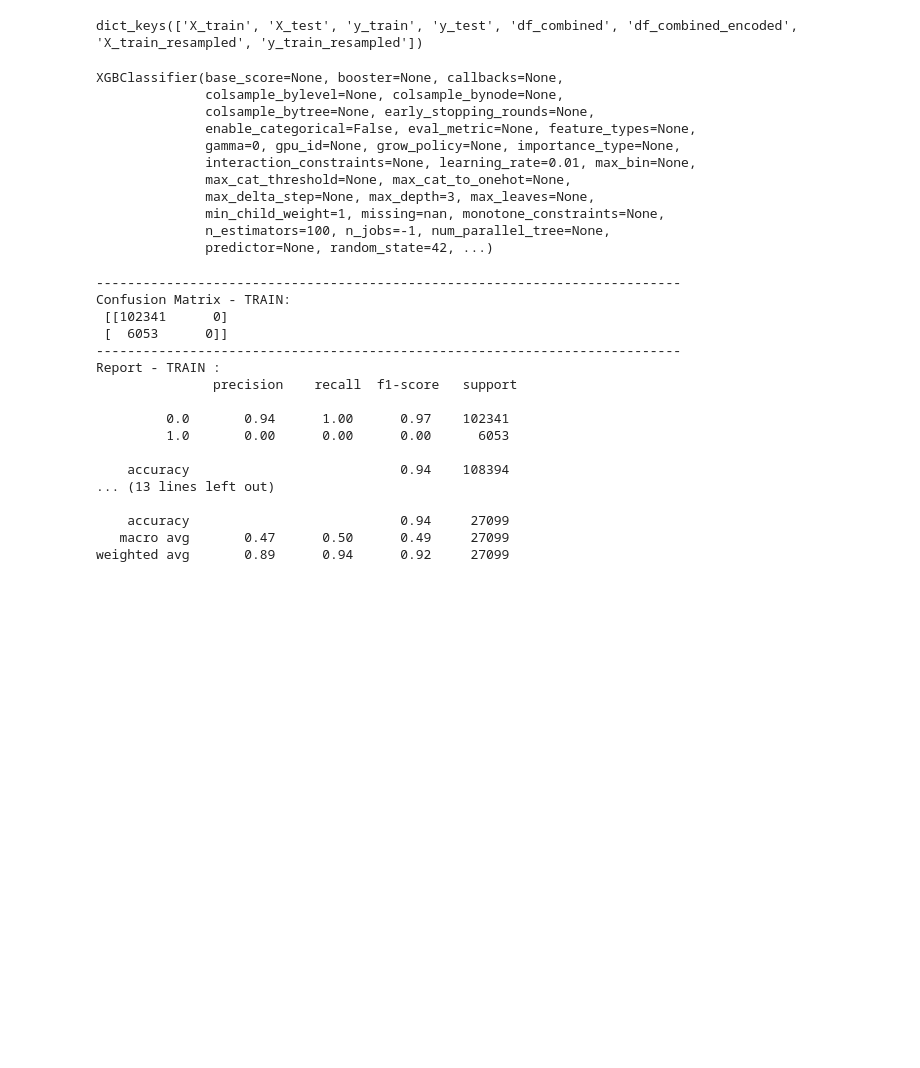
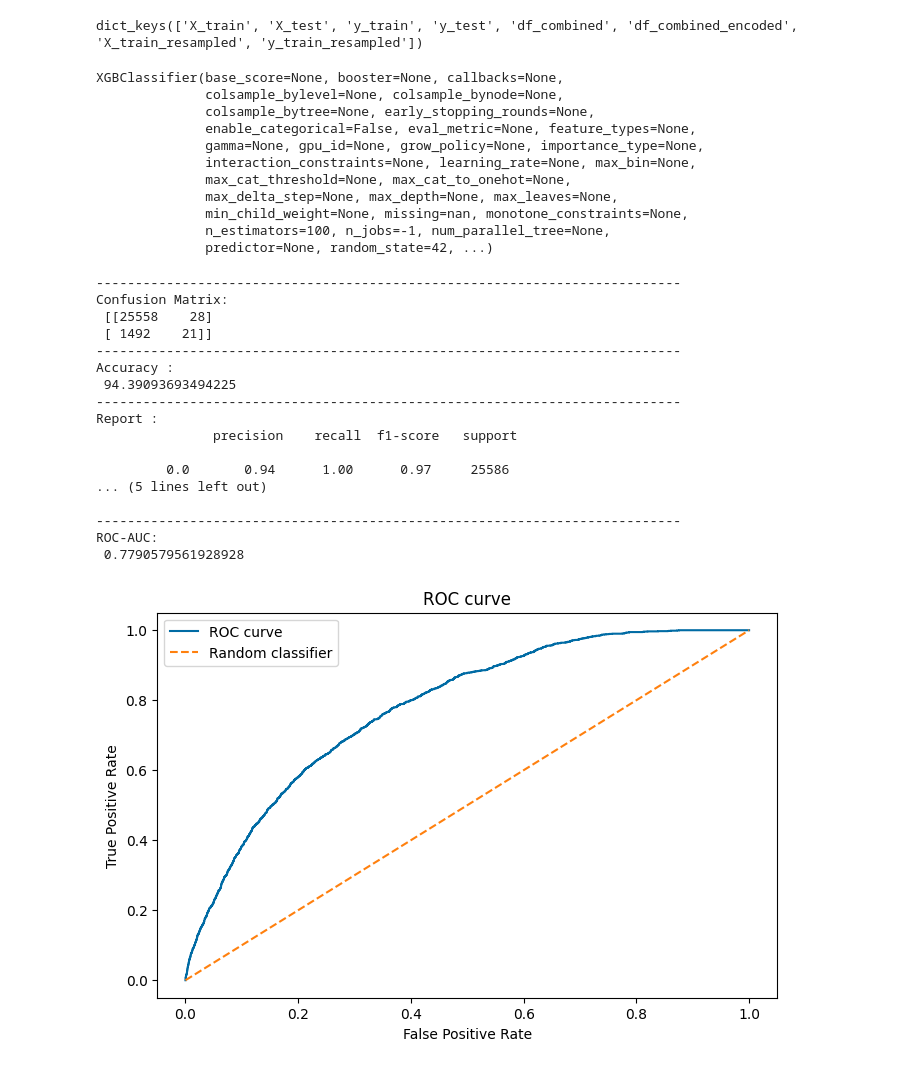
Before and after one commit to nikwilms/fraud-detection-electricity-gas-consumption, a Jupyter notebook: Fraud_detection_ML_team_testing_nik.ipynb, the cells around one changed output. Drawn from its saved outputs; the diff is of its cells as text; code cells hidden in the pictures; blank space fills up the shorter version.

Commit message:
added xgboost model update

```diff
--- a/Fraud_detection_ML_team_testing_nik.ipynb
+++ b/Fraud_detection_ML_team_testing_nik.ipynb
@@ -404,10 +406,6 @@ X_test = X_test.loc[:, ~X_test.columns.duplicated()]
 
 xg_boost_model = XGBClassifier(
     n_estimators=100,
-    learning_rate=0.01,
-    max_depth=3,
-    min_child_weight=1,
-    gamma=0,
     n_jobs=-1,
     random_state=42,
 )
@@ -417,44 +415,43 @@ XGBClassifier(base_score=None, booster=None, callbacks=None,
               colsample_bylevel=None, colsample_bynode=None,
               colsample_bytree=None, early_stopping_rounds=None,
               enable_categorical=False, eval_metric=None, feature_types=None,
-              gamma=0, gpu_id=None, grow_policy=None, importance_type=None,
-              interaction_constraints=None, learning_rate=0.01, max_bin=None,
+              gamma=None, gpu_id=None, grow_policy=None, importance_type=None,
+              interaction_constraints=None, learning_rate=None, max_bin=None,
               max_cat_threshold=None, max_cat_to_onehot=None,
-              max_delta_step=None, max_depth=3, max_leaves=None,
-              min_child_weight=1, missing=nan, monotone_constraints=None,
+              max_delta_step=None, max_depth=None, max_leaves=None,
+              min_child_weight=None, missing=nan, monotone_constraints=None,
               n_estimators=100, n_jobs=-1, num_parallel_tree=None,
               predictor=None, random_state=42, ...)
-# %%
-y_train_pred = xg_boost_model.predict(X_train)
-y_test_pred = xg_boost_model.predict(X_test)
-
-
-print("-----" * 15)
-print("Confusion Matrix - TRAIN: \n", confusion_matrix(y_train, y_train_pred))
-
-print("-----" * 15)
-print("Report - TRAIN : \n", classification_report(y_train, y_train_pred))
-
-print("-----" * 15)
-print("Confusion Matrix - TEST: \n", confusion_matrix(y_test, y_test_pred))
-
-print("-----" * 15)
-print("Report - TEST: \n", classification_report(y_test, y_test_pred))
-# %% [output]
----------------------------------------------------------------------------
-Confusion Matrix - TRAIN:
- [[102341      0]
- [  6053      0]]
----------------------------------------------------------------------------
-Report - TRAIN :
-               precision    recall  f1-score   support
-
-         0.0       0.94      1.00      0.97    102341
-         1.0       0.00      0.00      0.00      6053
-
-    accuracy                           0.94    108394
-... (13 lines left out)
-
-    accuracy                           0.94     27099
-   macro avg       0.47      0.50      0.49     27099
-weighted avg       0.89      0.94      0.92     27099
+# %%
+y_train_pred = xg_boost_model.predict(X_train)
+y_test_pred = xg_boost_model.predict(X_test)
+
+y_train_pred_proba = xg_boost_model.predict_proba(X_train)
+y_test_pred_proba = xg_boost_model.predict_proba(X_test)
+
+'''print_evaluation_metrics(y_train, y_train_pred, y_train_pred_proba)
+plot_roc_curve(y_train, y_train_pred_proba)
+plot_heatmap_confusion_matrix(y_train, y_train_pred)'''
+
+print_evaluation_metrics(y_test, y_test_pred, y_test_pred_proba)
+plot_roc_curve(y_test, y_test_pred_proba)
+plot_heatmap_confusion_matrix(y_test, y_test_pred)
+# %% [output]
+---------------------------------------------------------------------------
+Confusion Matrix:
+ [[25558    28]
+ [ 1492    21]]
+---------------------------------------------------------------------------
+Accuracy :
+ 94.39093693494225
+---------------------------------------------------------------------------
+Report :
+               precision    recall  f1-score   support
+
+         0.0       0.94      1.00      0.97     25586
+... (5 lines left out)
+
+---------------------------------------------------------------------------
+ROC-AUC:
+ 0.7790579561928928
+[figure, added]
```
Also changed, not shown: parts of 3 cells of this notebook.
